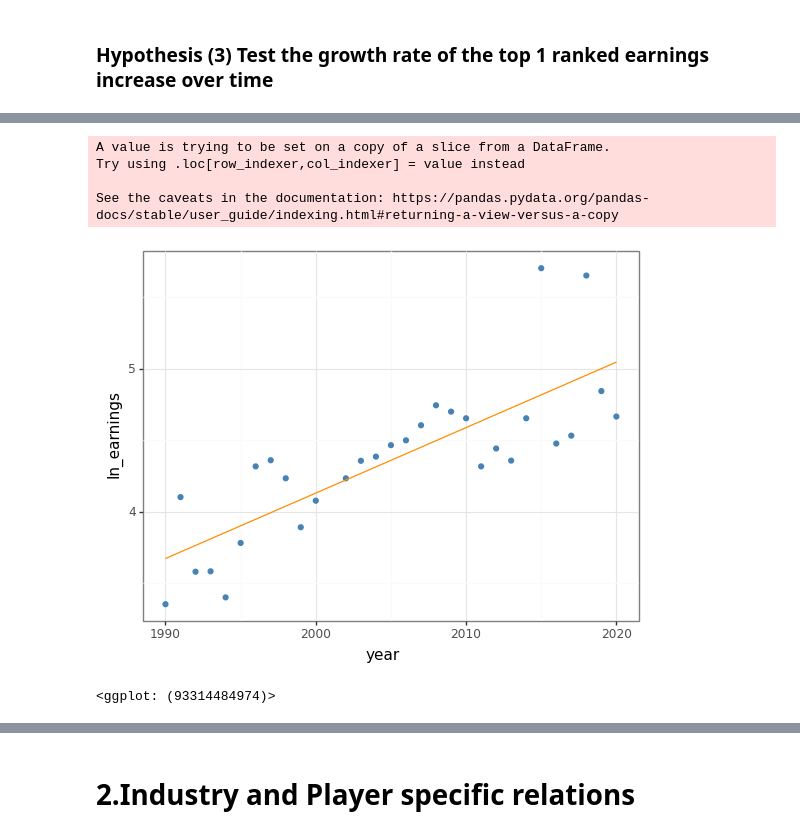
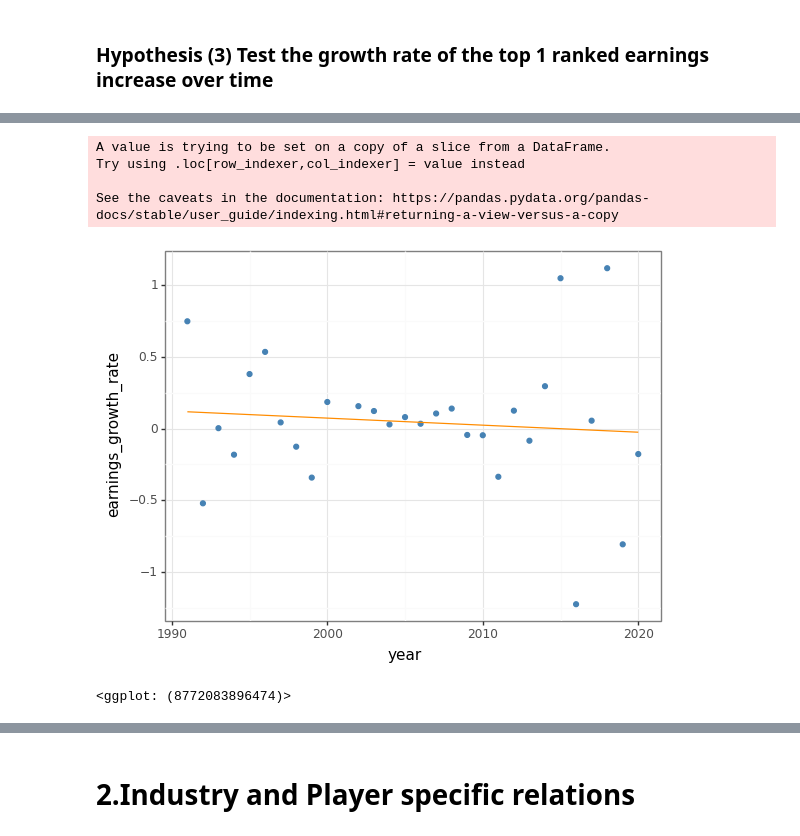
Before and after one commit to zoeshenrw/databootcamp-midterm, a Jupyter notebook: Master_File_v2.1 (3).ipynb, the cells around one changed output, grey strips where cells are left out. Drawn from its saved outputs; the diff is of its cells as text; code cells hidden in the pictures.

```diff
--- a/Master_File_v2.1 (3).ipynb
+++ b/Master_File_v2.1 (3).ipynb
@@ -262,8 +271,9 @@ See the caveats in the documentation: https://pandas.pydata.org/pandas-docs/stab
 # %%
-#identifying the two outliers
-df_no1.sort_values(by='earnings', inplace=True, ascending=False)
-print(df_no1.iloc[0])
-print(df_no1.iloc[1])
+# #identifying the two outliers
+df_no1_sort_copy=df_no1.copy()
+df_no1_sort_copy.sort_values(by='earnings', inplace=True, ascending=False)
+print(df_no1_sort_copy.iloc[0])
+print(df_no1_sort_copy.iloc[1])
 # %% [output]
 s.no                               242
 name                  Floyd Mayweather
@@ -302,7 +308,10 @@ See the caveats in the documentation: https://pandas.pydata.org/pandas-docs/stab
 # %% [markdown]
 ### Hypothesis (3) Test the growth rate of the top 1 ranked earnings increase over time
 # %%
+# Taking the log differences means finding the growth rate
 df_no1['ln_earnings'] = np.log(df_no1['earnings'])
+df_no1['earnings_growth_rate'] = df_no1['ln_earnings'].diff()
+
 df_no1.head()
 # %% [output]
 A value is trying to be set on a copy of a slice from a DataFrame.
@@ -317,0 +331,4 @@ See the caveats in the documentation: https://pandas.pydata.org/pandas-docs/stab
+# %%
+# We need to dropna because the first column will not have a growth rate
+df_no1 = df_no1.dropna(subset=['earnings_growth_rate'])
+df_no1.head()
@@ -318,5 +342,5 @@ See the caveats in the documentation: https://pandas.pydata.org/pandas-docs/stab
 # %%
-reg3_lnearnings = smf.ols('ln_earnings ~ year', data=df_no1).fit()
-reg3_lnearnings.summary()
+reg3_growthrate = smf.ols('earnings_growth_rate ~ year', data=df_no1).fit()
+reg3_growthrate.summary()
 # %% [output]
 OLS Regression Results
@@ -354,15 +374,15 @@ strong multicollinearity or other numerical problems.
 # %%
-# We can then apply the regression on predicted ln_earning in a line on scatterplot
-df_no1['reg3_pred_lnearning']=reg3_lnearnings.predict()
+# We can then apply the regression on predicted growth rate in a line on scatterplot
+df_no1['reg3_pred_growthrate']=reg3_growthrate.predict()
 
-(ggplot(df_no1, aes(x='year', y='ln_earnings'))+
+(ggplot(df_no1, aes(x='year', y='earnings_growth_rate'))+
 geom_point(color='steelblue')+
-geom_line(aes(x='year', y='reg3_pred_lnearning'), color='darkorange')+ theme_bw()
+geom_line(aes(x='year', y='reg3_pred_growthrate'), color='darkorange')+ theme_bw()
 )
 # %% [output]
 A value is trying to be set on a copy of a slice from a DataFrame.
 Try using .loc[row_indexer,col_indexer] = value instead
 
 See the caveats in the documentation: https://pandas.pydata.org/pandas-docs/stable/user_guide/indexing.html#returning-a-view-versus-a-copy
-[figure, old version]
+[figure, new version]
-<ggplot: (93314484974)>
+<ggplot: (8772083896474)>
```
Also changed, not shown: parts of 60 cells of this notebook.
